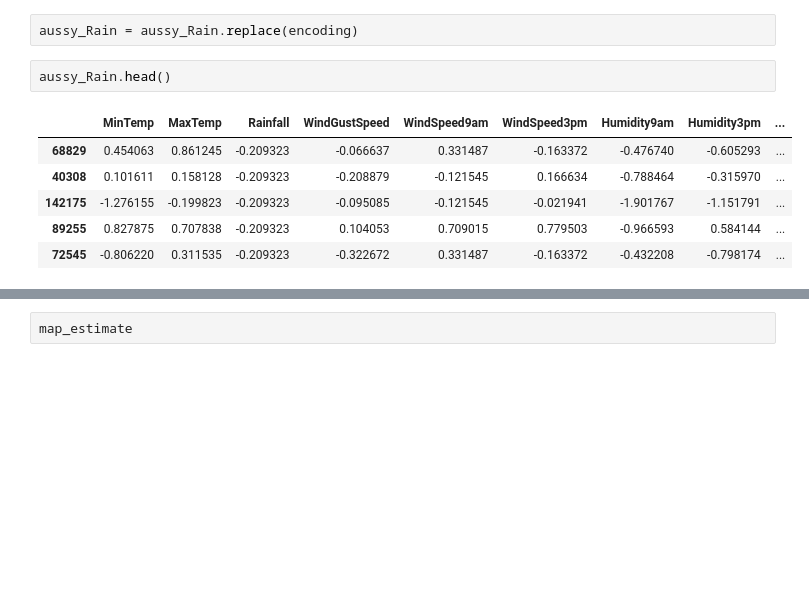
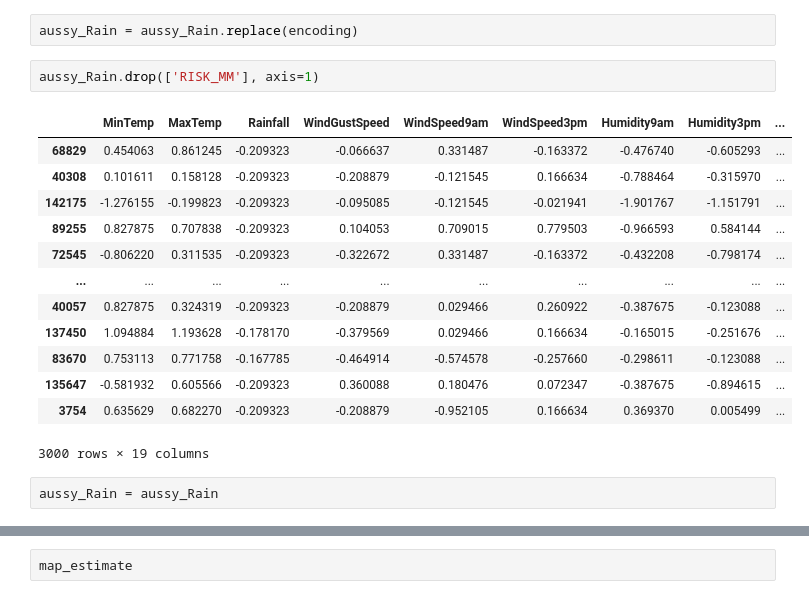
Before and after one commit to gauvand/TextSpamFiltering, a Jupyter notebook: australian_Rain/DataImputation.ipynb, the cells around one changed output, grey strips where cells are left out. Saved outputs shown, nothing was run; the diff lists cells and outputs as text; blank space fills up the shorter version.

Commit message:
dropped bad column Risk MMR

```diff
--- a/australian_Rain/DataImputation.ipynb
+++ b/australian_Rain/DataImputation.ipynb
@@ -142,15 +142,24 @@ encoding
  'RainTomorrow': {'Yes': 0, 'No': 1}}
 # %%
 aussy_Rain = aussy_Rain.replace(encoding)
+# %%
+aussy_Rain.drop(['RISK_MM'], axis=1)
+# %% [output]
+|  | MinTemp | MaxTemp | Rainfall | WindGustSpeed | WindSpeed9am | WindSpeed3pm | Humidity9am | Humidity3pm | ... |
+| 68829 | 0.454063 | 0.861245 | -0.209323 | -0.066637 | 0.331487 | -0.163372 | -0.476740 | -0.605293 | ... |
+| 40308 | 0.101611 | 0.158128 | -0.209323 | -0.208879 | -0.121545 | 0.166634 | -0.788464 | -0.315970 | ... |
+| 142175 | -1.276155 | -0.199823 | -0.209323 | -0.095085 | -0.121545 | -0.021941 | -1.901767 | -1.151791 | ... |
+| 89255 | 0.827875 | 0.707838 | -0.209323 | 0.104053 | 0.709015 | 0.779503 | -0.966593 | 0.584144 | ... |
+| 72545 | -0.806220 | 0.311535 | -0.209323 | -0.322672 | 0.331487 | -0.163372 | -0.432208 | -0.798174 | ... |
+| ... | ... | ... | ... | ... | ... | ... | ... | ... | ... |
+| 40057 | 0.827875 | 0.324319 | -0.209323 | -0.208879 | 0.029466 | 0.260922 | -0.387675 | -0.123088 | ... |
+| 137450 | 1.094884 | 1.193628 | -0.178170 | -0.379569 | 0.029466 | 0.166634 | -0.165015 | -0.251676 | ... |
+| 83670 | 0.753113 | 0.771758 | -0.167785 | -0.464914 | -0.574578 | -0.257660 | -0.298611 | -0.123088 | ... |
+| 135647 | -0.581932 | 0.605566 | -0.209323 | 0.360088 | 0.180476 | 0.072347 | -0.387675 | -0.894615 | ... |
+| 3754 | 0.635629 | 0.682270 | -0.209323 | -0.208879 | -0.952105 | 0.166634 | 0.369370 | 0.005499 | ... |
+3000 rows × 19 columns
 # %%
-aussy_Rain.head()
+aussy_Rain = aussy_Rain
-# %% [output]
-|  | MinTemp | MaxTemp | Rainfall | WindGustSpeed | WindSpeed9am | WindSpeed3pm | Humidity9am | Humidity3pm | ... |
-| 68829 | 0.454063 | 0.861245 | -0.209323 | -0.066637 | 0.331487 | -0.163372 | -0.476740 | -0.605293 | ... |
-| 40308 | 0.101611 | 0.158128 | -0.209323 | -0.208879 | -0.121545 | 0.166634 | -0.788464 | -0.315970 | ... |
-| 142175 | -1.276155 | -0.199823 | -0.209323 | -0.095085 | -0.121545 | -0.021941 | -1.901767 | -1.151791 | ... |
-| 89255 | 0.827875 | 0.707838 | -0.209323 | 0.104053 | 0.709015 | 0.779503 | -0.966593 | 0.584144 | ... |
-| 72545 | -0.806220 | 0.311535 | -0.209323 | -0.322672 | 0.331487 | -0.163372 | -0.432208 | -0.798174 | ... |
 # %%
 #### Posterior Distribution of parameters# Use pm.find_MAP() to find the maximum a-posteriori (MAP) estimate for the vector of regression coefficients .
 
```
Also changed, not shown: parts of 1 cell of this notebook.
